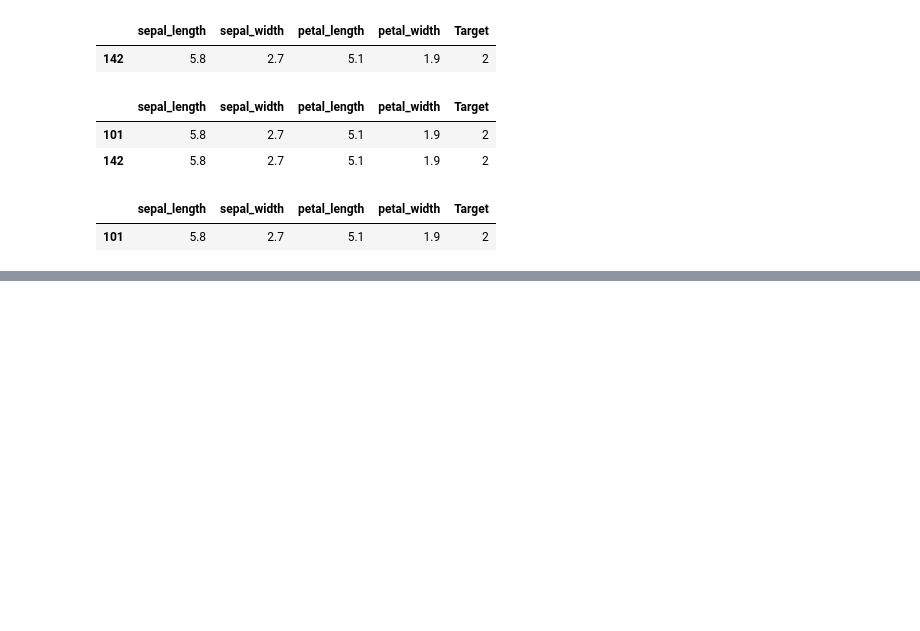
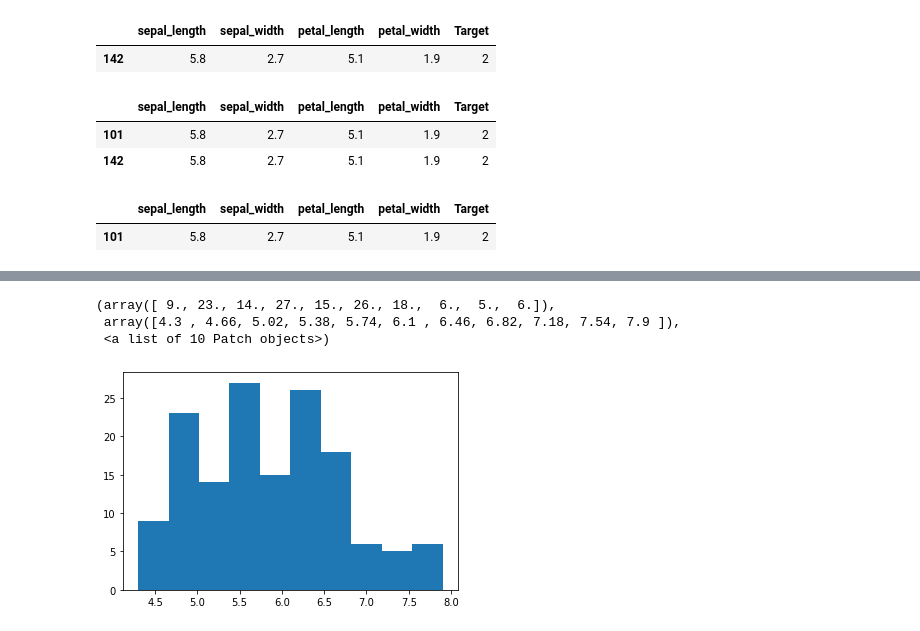
Before and after one commit to psparkeb/class02, a Jupyter notebook: class02.ipynb, the cells around one changed output, grey strips where cells are left out. Saved outputs shown, nothing was run; the diff lists cells and outputs as text; code cells hidden in the pictures; blank space fills up the shorter version.

```diff
--- a/class02.ipynb
+++ b/class02.ipynb
@@ -320,0 +350,7 @@ df.loc[(df.sepal_length==5.8)&(df.petal_width==1.9),:]
+# %%
+plt.hist(x="sepal_length",data=df)
+# %% [output]
+(array([ 9., 23., 14., 27., 15., 26., 18.,  6.,  5.,  6.]),
+ array([4.3 , 4.66, 5.02, 5.38, 5.74, 6.1 , 6.46, 6.82, 7.18, 7.54, 7.9 ]),
+ <a list of 10 Patch objects>)
+[figure, added]
```
Also changed, not shown: parts of 31 cells of this notebook.
